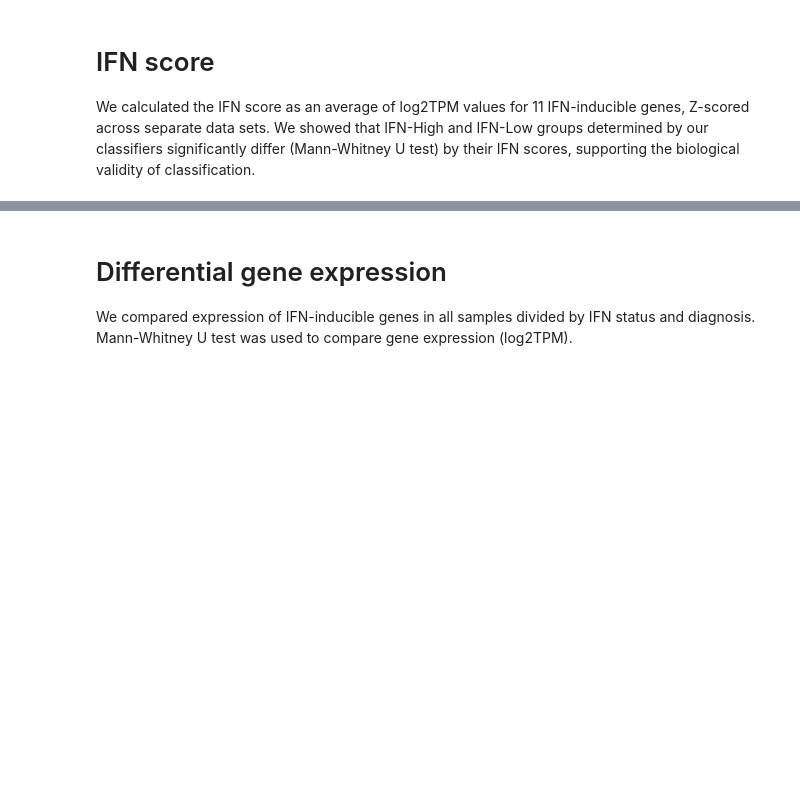
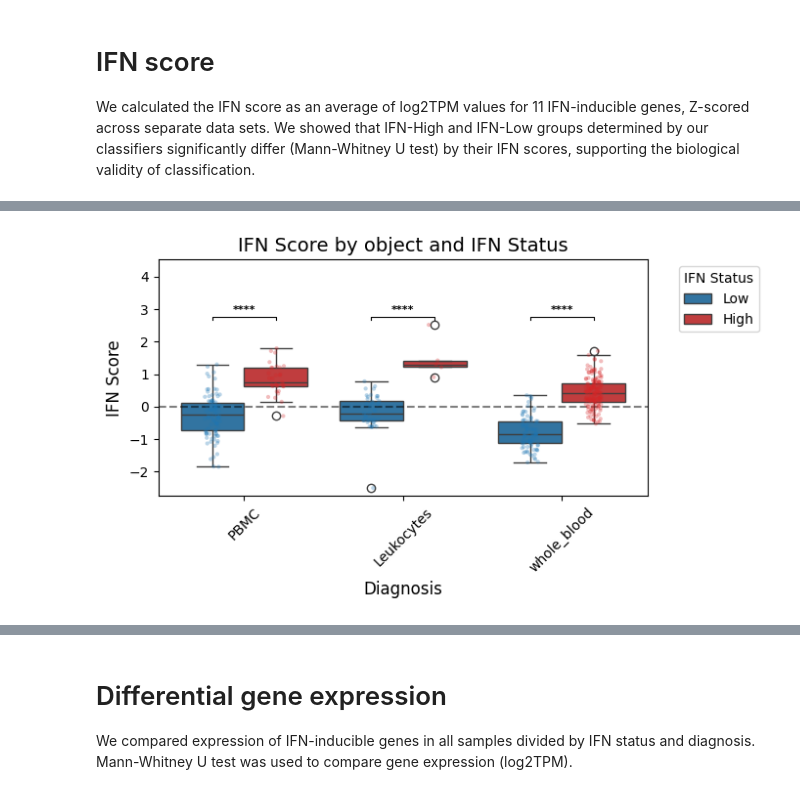
Before and after one commit to a-senkovenko/SKO-1, a Jupyter notebook: notebooks/expression_analysis.ipynb, the cells around one changed output, grey strips where cells are left out. Saved outputs shown, nothing was run; the diff lists cells and outputs as text; code cells hidden in the pictures; blank space fills up the shorter version.

```diff
--- a/notebooks/expression_analysis.ipynb
+++ b/notebooks/expression_analysis.ipynb
@@ -204,0 +195,4 @@ calculate_ifn_score(metadata_with_predictions, log2_tpm, ifn_genes)
+# %%
+plot_boxplot_score(metadata_with_predictions, condition_col='object')
+# %% [output]
+[figure, added]
```
Also changed, not shown: parts of 10 cells of this notebook, 1 other file.
